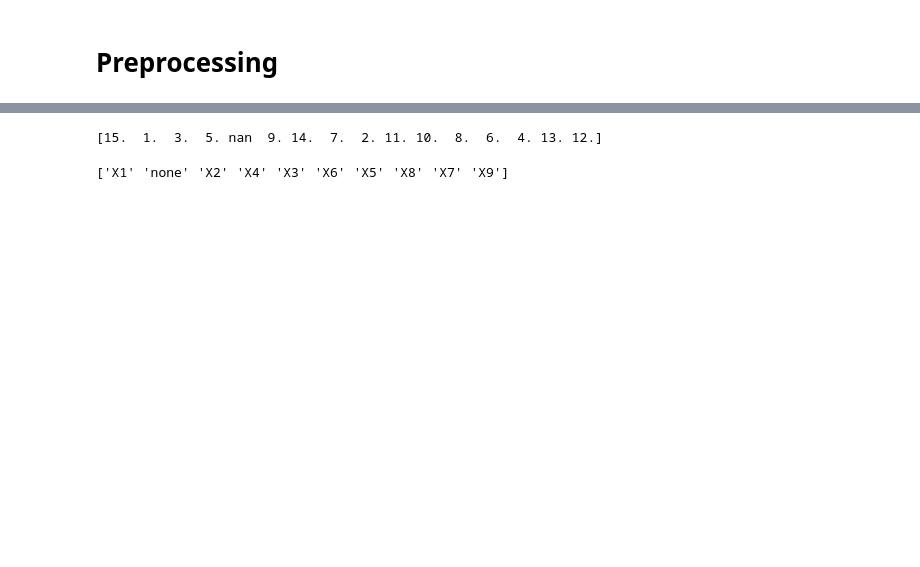
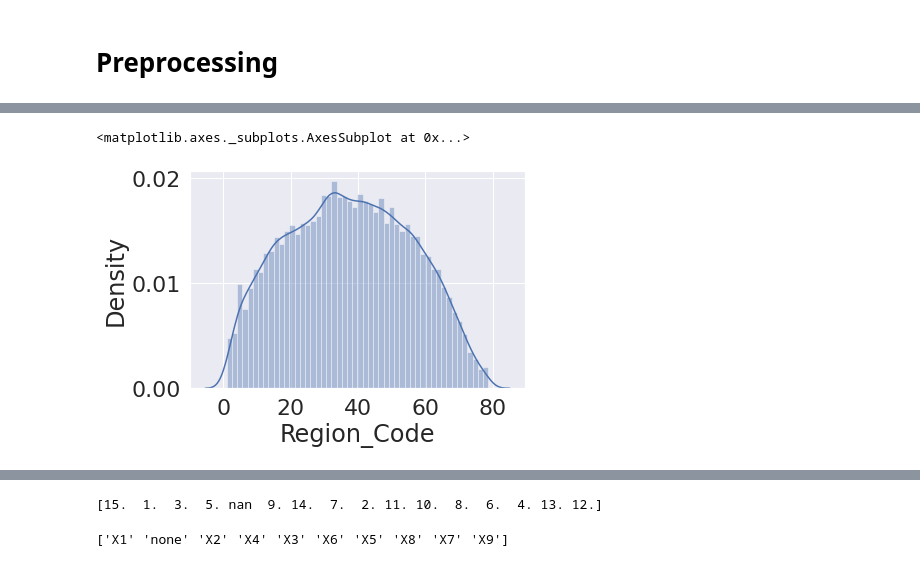
Before and after one commit to spctr01/AV-JOB-A-THON-Health-Insurance-Lead-Prediction, a Jupyter notebook: AV_job_thon.ipynb, the cells around one changed output, grey strips where cells are left out. Drawn from its saved outputs; the diff is of its cells as text; code cells hidden in the pictures; blank space fills up the shorter version.

```diff
--- a/AV_job_thon.ipynb
+++ b/AV_job_thon.ipynb
@@ -136,0 +126,6 @@ print(train_data.shape)
+# %%
+xx = np.sqrt(train_data['Region_Code'])
+sns.distplot(xx)
+# %% [output]
+<matplotlib.axes._subplots.AxesSubplot at 0x...>
+[figure, added]
```
Also changed, not shown: parts of 23 cells of this notebook.
